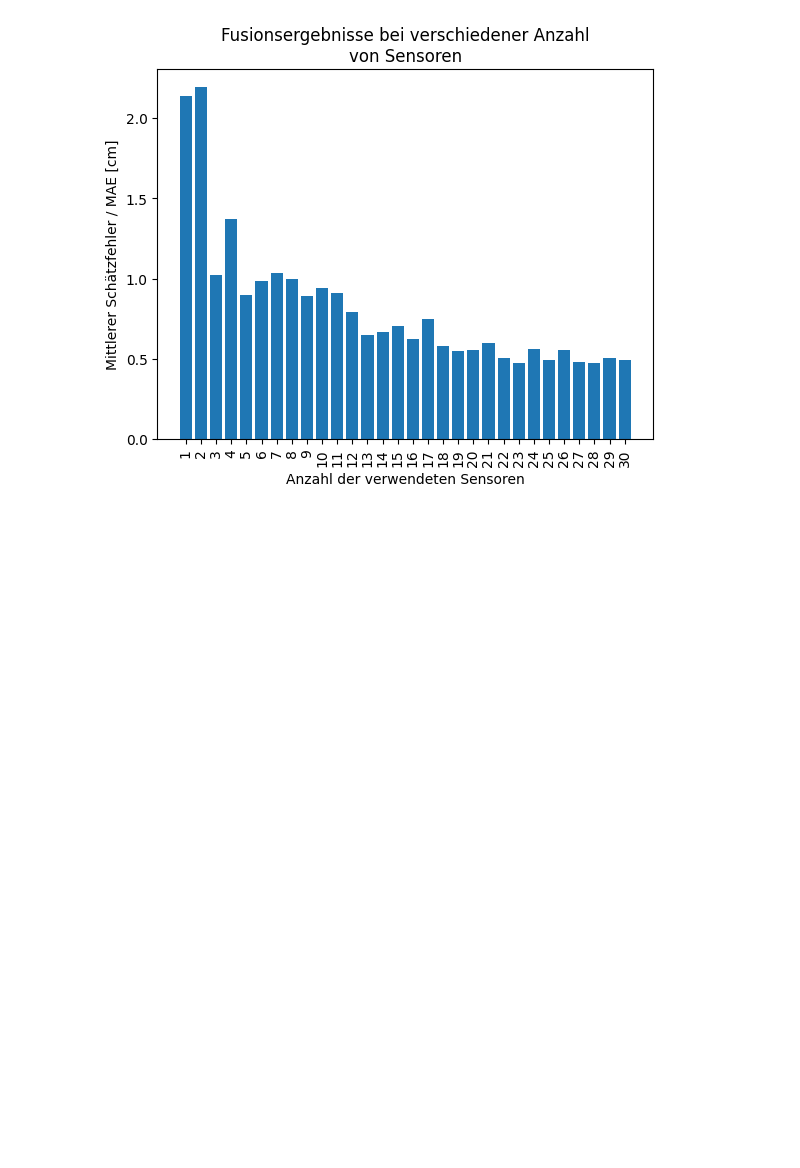
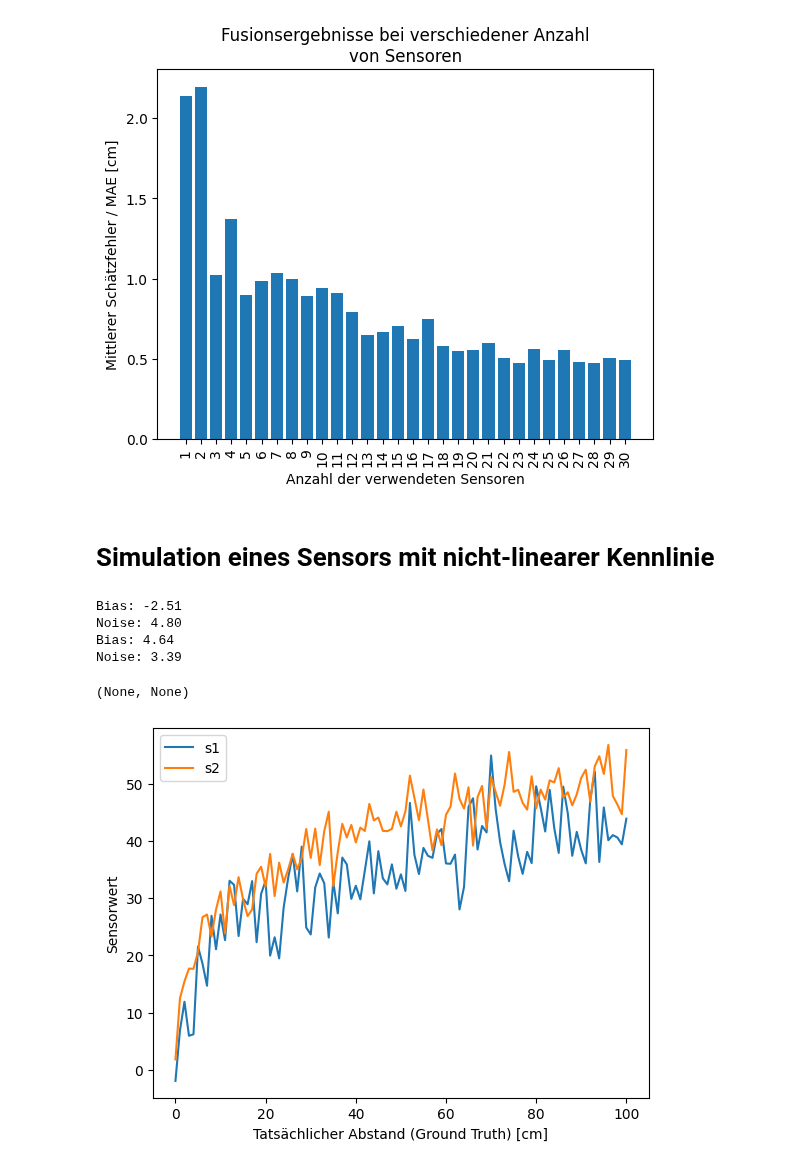
Before and after one commit to juebrauer/central, a Jupyter notebook: 082_mms_ss24/sensor_daten_fusion.ipynb, the cells around one changed output. Cells and saved outputs as stored; diff of their text form; code cells hidden in the pictures; blank space fills up the shorter version.

Commit message:
New code from lecture at 2024-04-15: - inverse sensor model (ISM) - simulation a sensor with ambiguous sensor values

```diff
--- a/082_mms_ss24/sensor_daten_fusion.ipynb
+++ b/082_mms_ss24/sensor_daten_fusion.ipynb
@@ -337,3 +337,5 @@ plt.title("Fusionsergebnisse bei verschiedener Anzahl\nvon Sensoren")
 plt.show()
 # %% [output]
 [figure]
+# %% [markdown]
+# Simulation eines Sensors mit nicht-linearer Kennlinie
@@ -339,0 +383,19 @@ plt.show()
+# %%
+print(a1), print(a2)
+# %% [output]
+Bias: -2.51
+Noise: 4.80
+Bias: 4.64
+Noise: 3.39
+(None, None)
+# %%
+a,s1 = a1.kennlinie()
+a,s2 = a2.kennlinie()
+plt.plot(a,s1, label="s1")
+plt.plot(a,s2, label="s2")
+plt.xlabel("Tatsächlicher Abstand (Ground Truth) [cm]")
+plt.ylabel("Sensorwert")
+plt.legend()
+plt.show()
+# %% [output]
+[figure, added]
```
Also changed, not shown: parts of 9 cells of this notebook.
